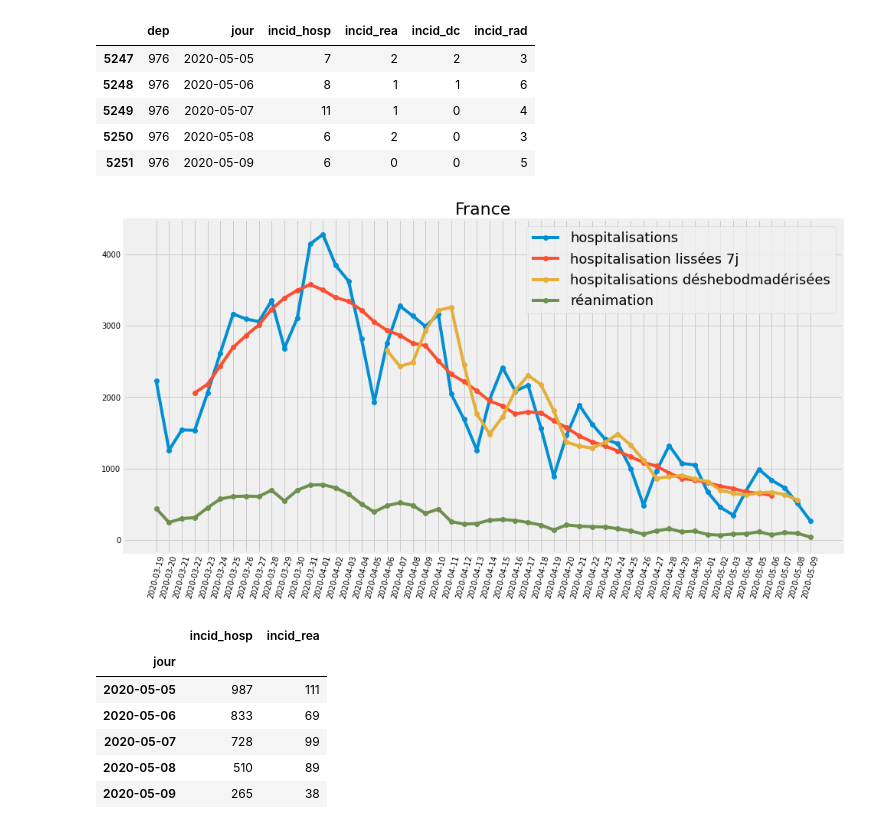
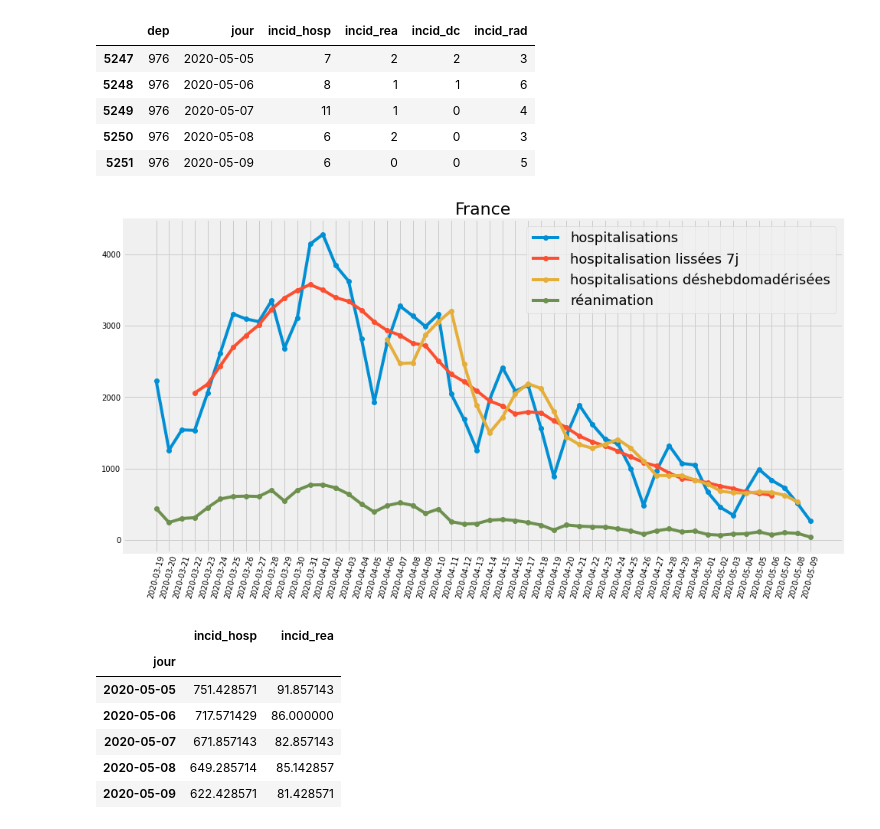
Before and after one commit to paulantoine/covid_dept, a Jupyter notebook: covid.ipynb, the cells around one changed output. Drawn from its saved outputs; the diff is of its cells as text; code cells hidden in the pictures.

Commit message:
désaiso avec trend et par dept

```diff
--- a/covid.ipynb
+++ b/covid.ipynb
@@ -33,31 +33,40 @@ df.tail()
 # %%
 daily = df.groupby(["jour"])[["incid_hosp", "incid_rea"]].sum()
 
 lissage_hebdo = daily.rolling(7, center=True).mean()
 lissage_hebdo.columns = ["hosp_lisse", "rea_lisse"]
 
 # essai de "désaisonnaliser" sur le rythme hebdo des trois dernières semaines + lissage 3j
 
+# moyennes par jour sur les 3 dernières semaines
 modele_hebdo = daily.iloc[-7:,:].to_numpy() + daily.iloc[-14:-7,:].to_numpy() + daily.iloc[-21:-14,:].to_numpy()
+
+
+# soustraire le trend (linéarisation sur 3 semaines)
+modele_hebdo = modele_hebdo + np.array([np.arange(-3,4), np.zeros(7)]).T * (daily.iloc[-21:-14, 0].mean()- daily.iloc[-7:,0].mean()) / 14
+# matrice de correction
 modele_hebdo =  modele_hebdo / modele_hebdo.mean(axis=0)
+
 desaiso = pd.concat([daily.iloc[-7*i -7 : -7*i ]/modele_hebdo for i in range(4,0,-1)] + [daily.iloc[-7:,:]/modele_hebdo]).rolling(3, center=True).mean()
 desaiso.columns = ["hosp_desaiso", "rea_desaiso"]
 france = pd.concat([daily, lissage_hebdo, desaiso], axis=1)
 
-
 plt.figure(figsize=(15,8))
-plt.plot(france[["incid_hosp",  "hosp_lisse", "hosp_desaiso", "incid_rea"]], marker="o")
+plt.plot(france[["incid_hosp",  "hosp_lisse", "hosp_desaiso","incid_rea"]], marker="o")
 plt.xticks(rotation=75)
 plt.title("France", fontsize=22)
-plt.legend(["hospitalisations", "hospitalisation lissées 7j", "hospitalisations déshebodmadérisées", "réanimation"], loc=1, fontsize=18)
+plt.legend(["hospitalisations",
+            "hospitalisation lissées 7j",
+            "hospitalisations déshebdomadérisées",
+            "réanimation"], loc=1, fontsize=18)
 plt.show()
-daily.tail()
+daily.rolling(7).mean().tail()
 # %% [output]
-[figure, old version]
+[figure, new version]
 |  | incid_hosp | incid_rea |
 | jour |  |  |
-| 2020-05-05 | 987 | 111 |
-| 2020-05-06 | 833 | 69 |
-| 2020-05-07 | 728 | 99 |
-| 2020-05-08 | 510 | 89 |
-| 2020-05-09 | 265 | 38 |
+| 2020-05-05 | 751.428571 | 91.857143 |
+| 2020-05-06 | 717.571429 | 86.000000 |
+| 2020-05-07 | 671.857143 | 82.857143 |
+| 2020-05-08 | 649.285714 | 85.142857 |
+| 2020-05-09 | 622.428571 | 81.428571 |
```
Also changed, not shown: parts of 7 cells of this notebook.
